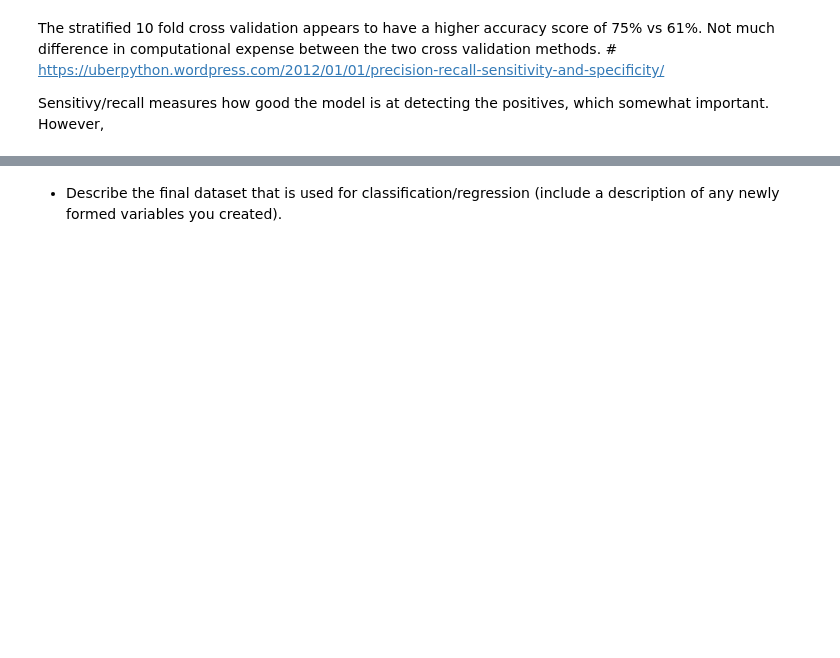
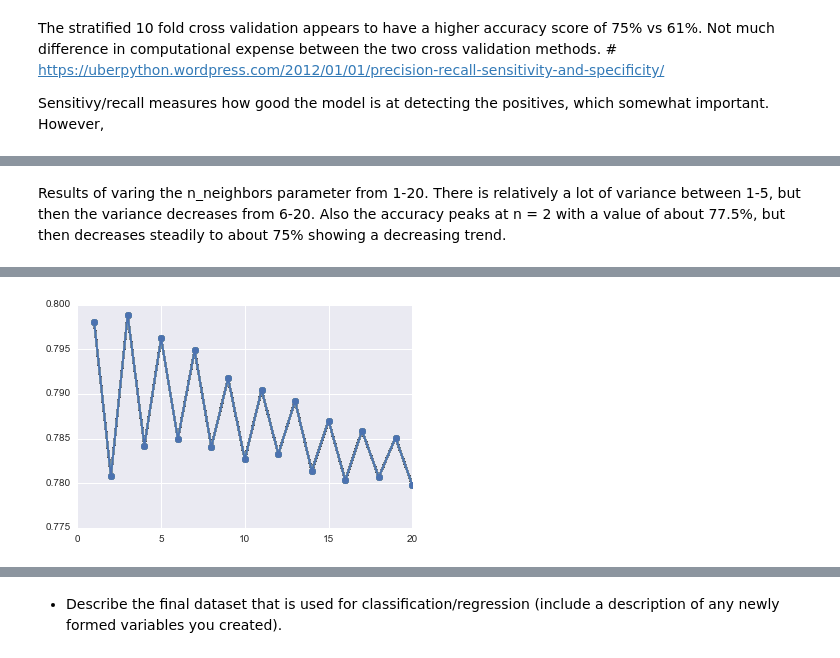
Before and after one commit to Dangerbotz/network_intrusion_detection_system, a Jupyter notebook: peter_lab2.ipynb, the cells around one changed output, grey strips where cells are left out. Drawn from its saved outputs; the diff is of its cells as text; code cells hidden in the pictures; blank space fills up the shorter version.

Commit message:
kneighbor code

```diff
--- a/peter_lab2.ipynb
+++ b/peter_lab2.ipynb
@@ -239,3 +249,12 @@ The stratified 10 fold cross validation appears to have a higher accuracy score
 
    Sensitivy/recall measures how good the model is at detecting the positives, which somewhat important.
 However,
+# %%
+# try and use K- Nearest neighbors
+
+from sklearn.neighbors import KNeighborsClassifier
+estimator = KNeighborsClassifier()
+estimator.fit(X_train, y_train)
+y_predicted = estimator.predict(X_test)
+accuracy = np.mean(y_test == y_predicted) * 100
+print("The accuracy is {0:.1f}%".format(accuracy))
@@ -241,0 +263,4 @@ However,
+# %%
+scores = cross_val_score(estimator, X, y, scoring='accuracy')
+average_accuracy = np.mean(scores) * 100
+print("The average accuracy is {0:.1f}%".format(average_accuracy))
@@ -241,0 +269,9 @@ However,
+# %%
+avg_scores = []
+all_scores = []
+parameter_values = list(range(1, 21))  # Include 20
+for n_neighbors in parameter_values:
+    estimator = KNeighborsClassifier(n_neighbors=n_neighbors)
+    scores = cross_val_score(estimator, X, y, scoring='accuracy')
+    avg_scores.append(np.mean(scores))
+    all_scores.append(scores)
@@ -241,0 +286,15 @@ However,
+# %% [markdown]
+Results of varing the n_neighbors parameter from 1-20.
+There is relatively a lot of variance between 1-5, but then the variance decreases from 6-20. Also the accuracy peaks at n = 2 with a value of about 77.5%, but then decreases steadily to about 75% showing a decreasing trend.
+# %%
+# Calculate f1 score as well for comparision
+avg_scores = []
+all_scores = []
+parameter_values = list(range(1, 21))  # Include 20
+for n_neighbors in parameter_values:
+    estimator = KNeighborsClassifier(n_neighbors=n_neighbors)
+    scores = cross_val_score(estimator, X, y, scoring='f1')
+    avg_scores.append(np.mean(scores))
+    all_scores.append(scores)
+%timeit plt.plot(parameter_values, avg_scores, '-o')
+# %% [output]
@@ -241,0 +303 @@ However,
+[figure, added]
```
Also changed, not shown: parts of 32 cells of this notebook.
